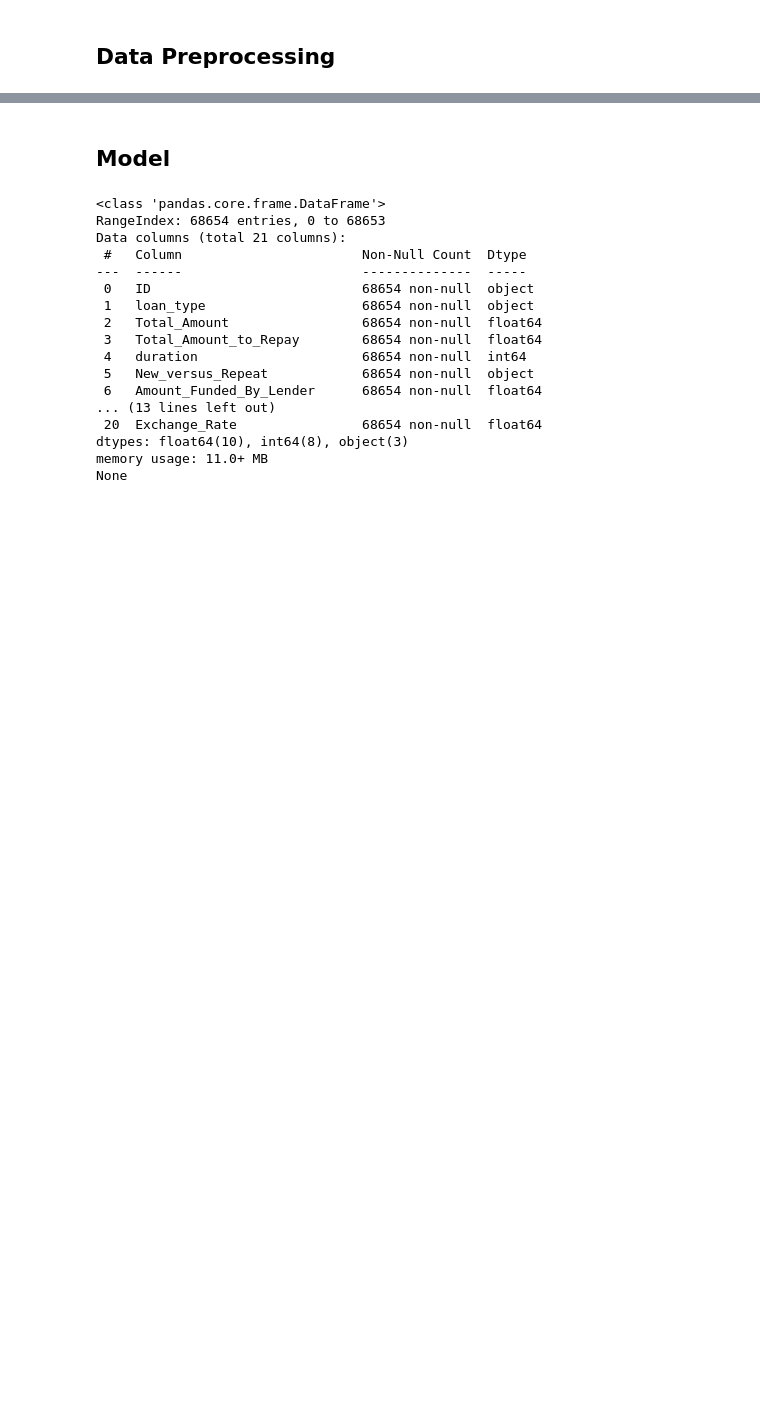
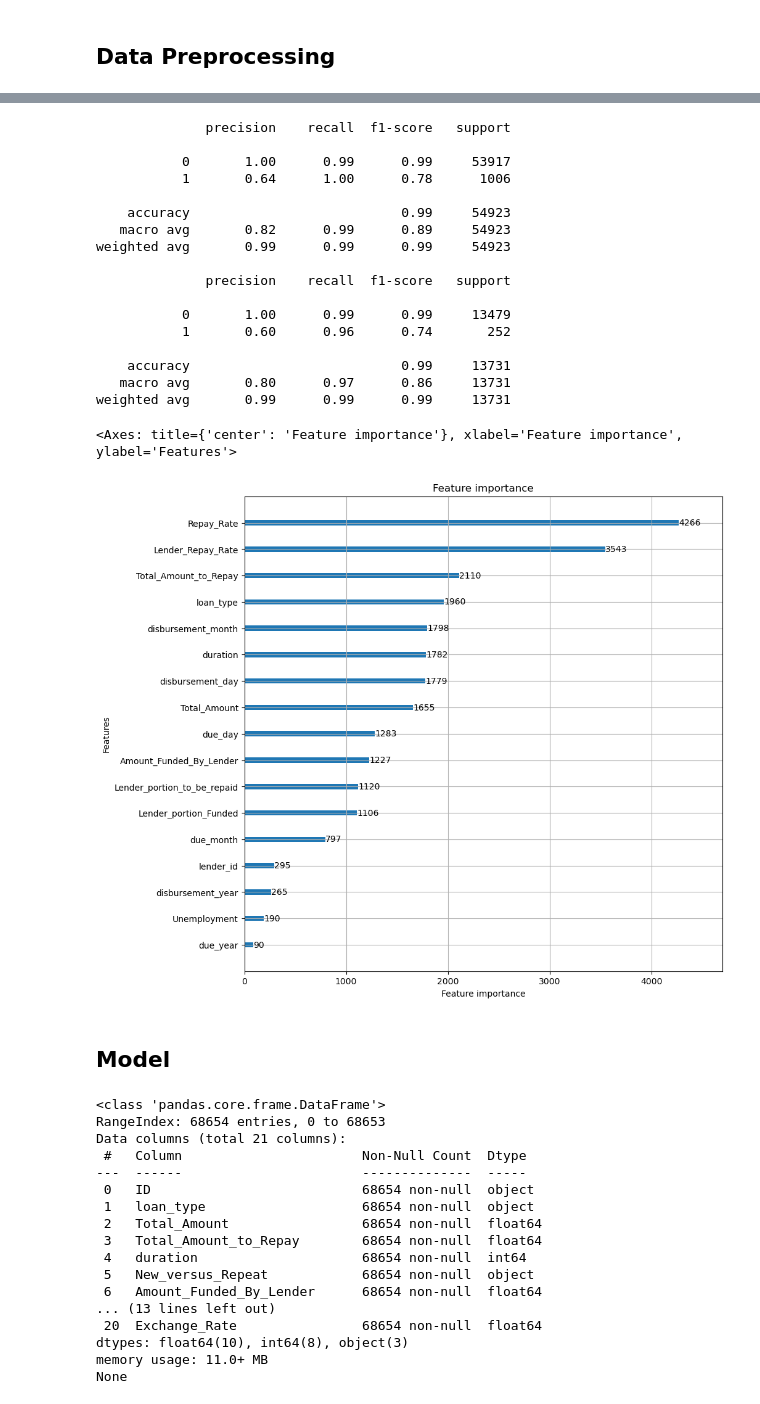
Before and after one commit to Toavina00/Zindi-credit-scoring, a Jupyter notebook: credit-scoring.ipynb, the cells around one changed output, grey strips where cells are left out. Drawn from its saved outputs; the diff is of its cells as text; code cells hidden in the pictures; blank space fills up the shorter version.

```diff
--- a/credit-scoring.ipynb
+++ b/credit-scoring.ipynb
@@ -36,6 +35,9 @@ warnings.filterwarnings('ignore')
 train = pd.read_csv("dataset/Train.csv")
 test  = pd.read_csv("dataset/Test.csv")
 indicator = pd.read_csv("dataset/economic_indicators.csv")
+
+X, y = train.drop(columns='target'), train['target']
+X_train, X_test, y_train, y_test = train_test_split(X, y, test_size=0.2, random_state=42, stratify=y)
 # %% [markdown]
 ## Data Preprocessing
 # %%
@@ -147,3 +128,35 @@ pipe.fit_transform(train)
+# %%
+model = make_pipeline(
+    exctraction,
+    #selection,
+    LGBMClassifier(n_estimators=1000, learning_rate=0.01, num_leaves=31, max_depth=5, random_state=42, verbose=-1, class_weight='balanced', n_jobs=-1)
+)
+
+model.fit(X_train, y_train)
+print(classification_report(y_train, model.predict(X_train)))
+print(classification_report(y_test, model.predict(X_test)))
+
+lgb_plot_importance(model.named_steps['lgbmclassifier'], figsize=(10, 10))
+# %% [output]
+              precision    recall  f1-score   support
+
+           0       1.00      0.99      0.99     53917
+           1       0.64      1.00      0.78      1006
+
+    accuracy                           0.99     54923
+   macro avg       0.82      0.99      0.89     54923
+weighted avg       0.99      0.99      0.99     54923
+
+              precision    recall  f1-score   support
+
+           0       1.00      0.99      0.99     13479
+           1       0.60      0.96      0.74       252
+
+    accuracy                           0.99     13731
+   macro avg       0.80      0.97      0.86     13731
+weighted avg       0.99      0.99      0.99     13731
+<Axes: title={'center': 'Feature importance'}, xlabel='Feature importance', ylabel='Features'>
+[figure, added]
 # %% [markdown]
 ## Model
 # %%
```
Also changed, not shown: parts of 4 cells of this notebook, 1 other file.
